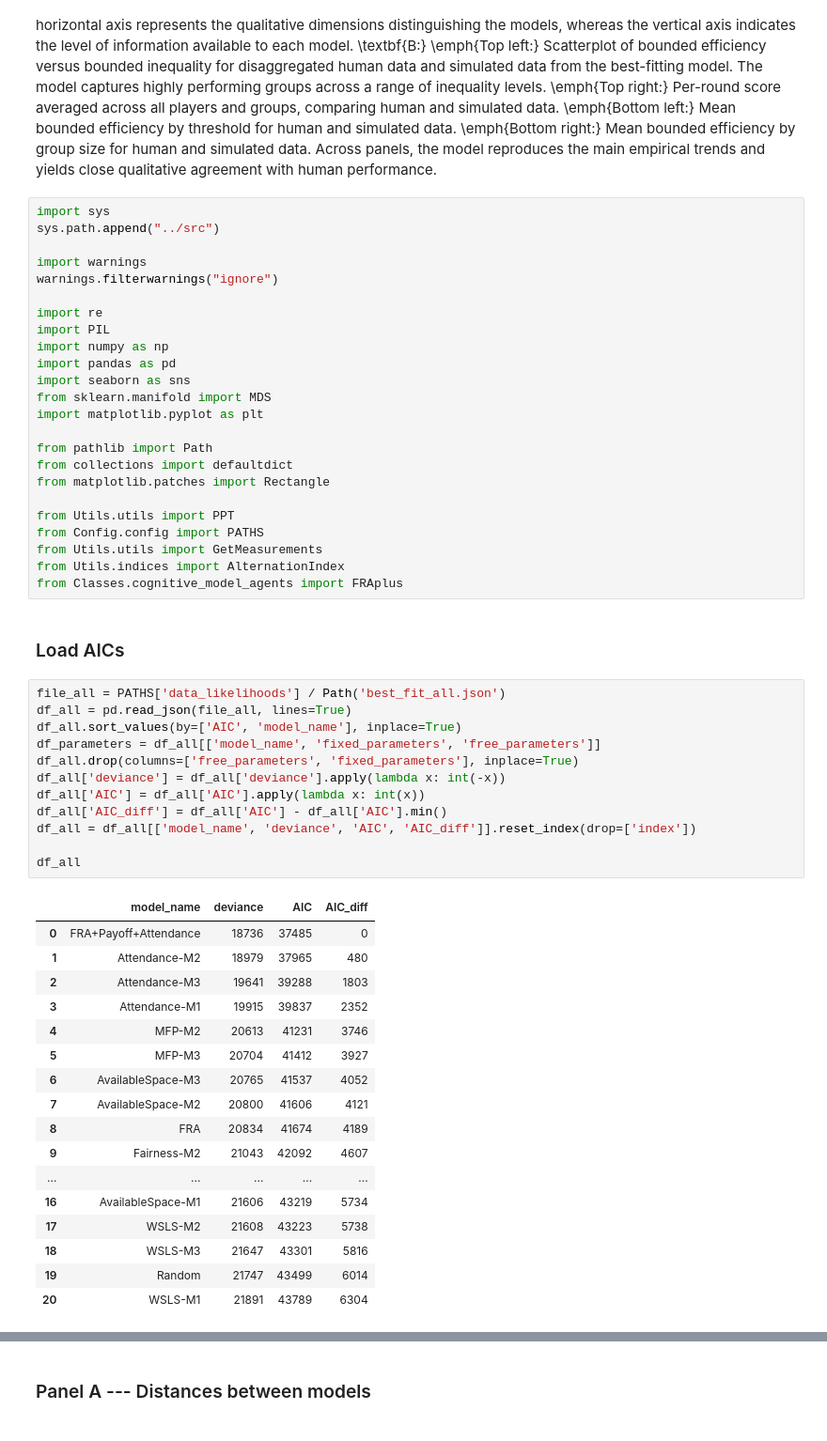
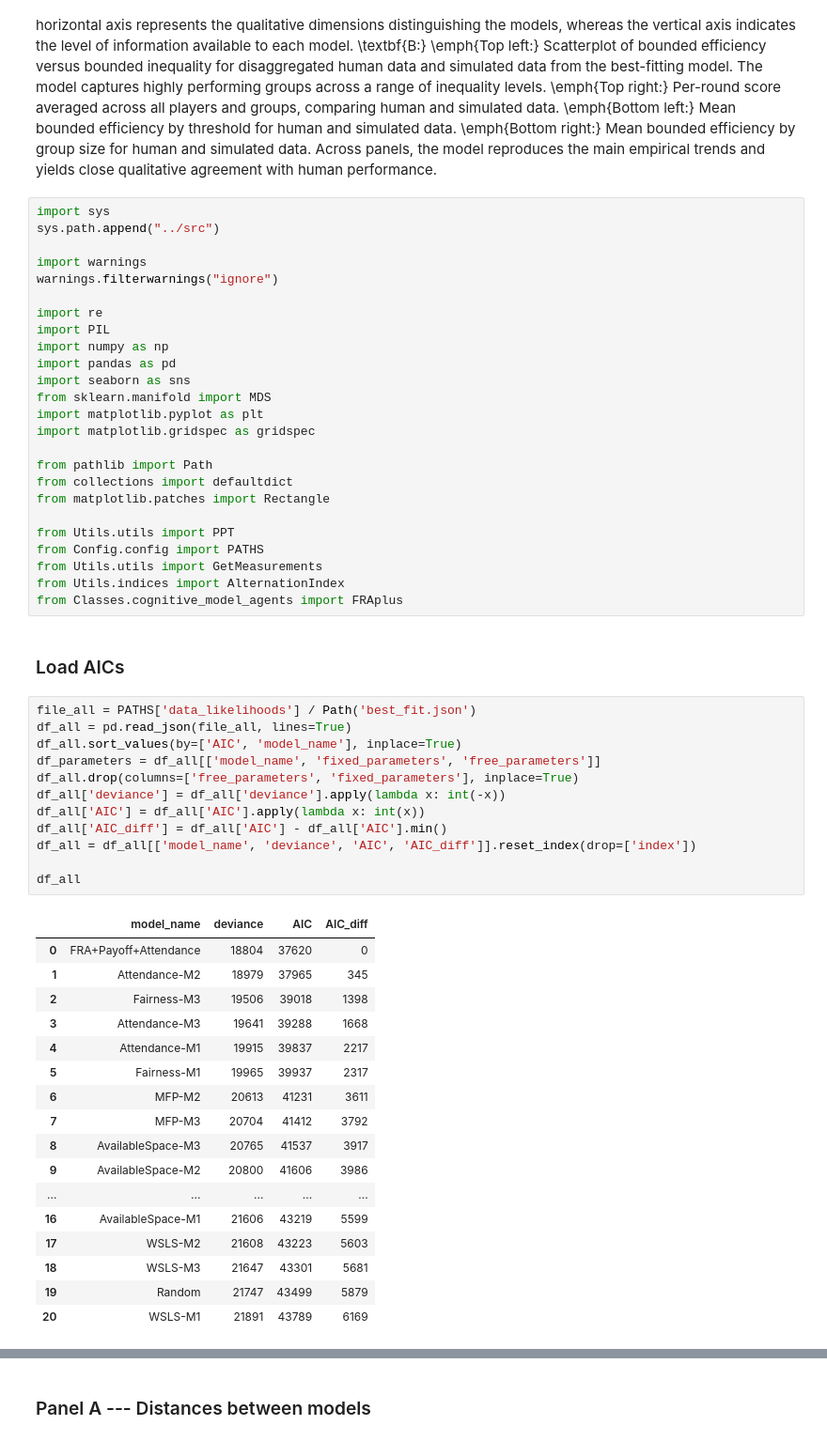
Before and after one commit to EAndrade-Lotero/Cognitive_Models_El_Farol_Bar_Problem, a Jupyter notebook: Figures for article/Short_Fig3.ipynb, the cells around one changed output, grey strips where cells are left out. Shown at 94% size. Drawn from its saved outputs; the diff is of its cells as text.

```diff
--- a/Figures for article/Short_Fig3.ipynb
+++ b/Figures for article/Short_Fig3.ipynb
@@ -16,6 +16,7 @@ import pandas as pd
 import seaborn as sns
 from sklearn.manifold import MDS
 import matplotlib.pyplot as plt
+import matplotlib.gridspec as gridspec
 
 from pathlib import Path
 from collections import defaultdict
@@ -29,35 +30,35 @@ from Classes.cognitive_model_agents import FRAplus
 # %% [markdown]
 ### Load AICs
 # %%
-file_all = PATHS['data_likelihoods'] / Path('best_fit_all.json')
+file_all = PATHS['data_likelihoods'] / Path('best_fit.json')
 df_all = pd.read_json(file_all, lines=True)
 df_all.sort_values(by=['AIC', 'model_name'], inplace=True)
 df_parameters = df_all[['model_name', 'fixed_parameters', 'free_parameters']]
 df_all.drop(columns=['free_parameters', 'fixed_parameters'], inplace=True)
 df_all['deviance'] = df_all['deviance'].apply(lambda x: int(-x))
 df_all['AIC'] = df_all['AIC'].apply(lambda x: int(x))
 df_all['AIC_diff'] = df_all['AIC'] - df_all['AIC'].min()
 df_all = df_all[['model_name', 'deviance', 'AIC', 'AIC_diff']].reset_index(drop=['index'])
 
 df_all
 # %% [output]
 |  | model_name | deviance | AIC | AIC_diff |
-| 0 | FRA+Payoff+Attendance | 18736 | 37485 | 0 |
-| 1 | Attendance-M2 | 18979 | 37965 | 480 |
-| 2 | Attendance-M3 | 19641 | 39288 | 1803 |
-| 3 | Attendance-M1 | 19915 | 39837 | 2352 |
-| 4 | MFP-M2 | 20613 | 41231 | 3746 |
-| 5 | MFP-M3 | 20704 | 41412 | 3927 |
-| 6 | AvailableSpace-M3 | 20765 | 41537 | 4052 |
-| 7 | AvailableSpace-M2 | 20800 | 41606 | 4121 |
-| 8 | FRA | 20834 | 41674 | 4189 |
-| 9 | Fairness-M2 | 21043 | 42092 | 4607 |
+| 0 | FRA+Payoff+Attendance | 18804 | 37620 | 0 |
+| 1 | Attendance-M2 | 18979 | 37965 | 345 |
+| 2 | Fairness-M3 | 19506 | 39018 | 1398 |
+| 3 | Attendance-M3 | 19641 | 39288 | 1668 |
+| 4 | Attendance-M1 | 19915 | 39837 | 2217 |
+| 5 | Fairness-M1 | 19965 | 39937 | 2317 |
+| 6 | MFP-M2 | 20613 | 41231 | 3611 |
+| 7 | MFP-M3 | 20704 | 41412 | 3792 |
+| 8 | AvailableSpace-M3 | 20765 | 41537 | 3917 |
+| 9 | AvailableSpace-M2 | 20800 | 41606 | 3986 |
 | ... | ... | ... | ... | ... |
-| 16 | AvailableSpace-M1 | 21606 | 43219 | 5734 |
-| 17 | WSLS-M2 | 21608 | 43223 | 5738 |
-| 18 | WSLS-M3 | 21647 | 43301 | 5816 |
-| 19 | Random | 21747 | 43499 | 6014 |
-| 20 | WSLS-M1 | 21891 | 43789 | 6304 |
+| 16 | AvailableSpace-M1 | 21606 | 43219 | 5599 |
+| 17 | WSLS-M2 | 21608 | 43223 | 5603 |
+| 18 | WSLS-M3 | 21647 | 43301 | 5681 |
+| 19 | Random | 21747 | 43499 | 5879 |
+| 20 | WSLS-M1 | 21891 | 43789 | 6169 |
 # %%
 df_parameters.index = df_parameters['model_name']
 
```
Also changed, not shown: parts of 13 cells of this notebook, 5 other files.
